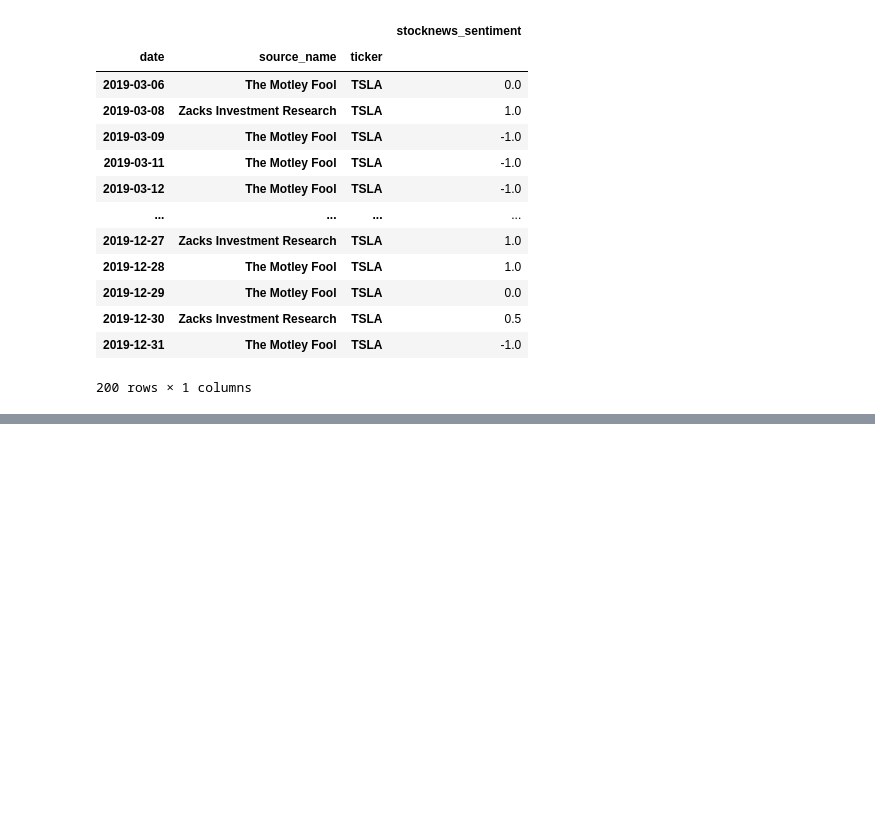
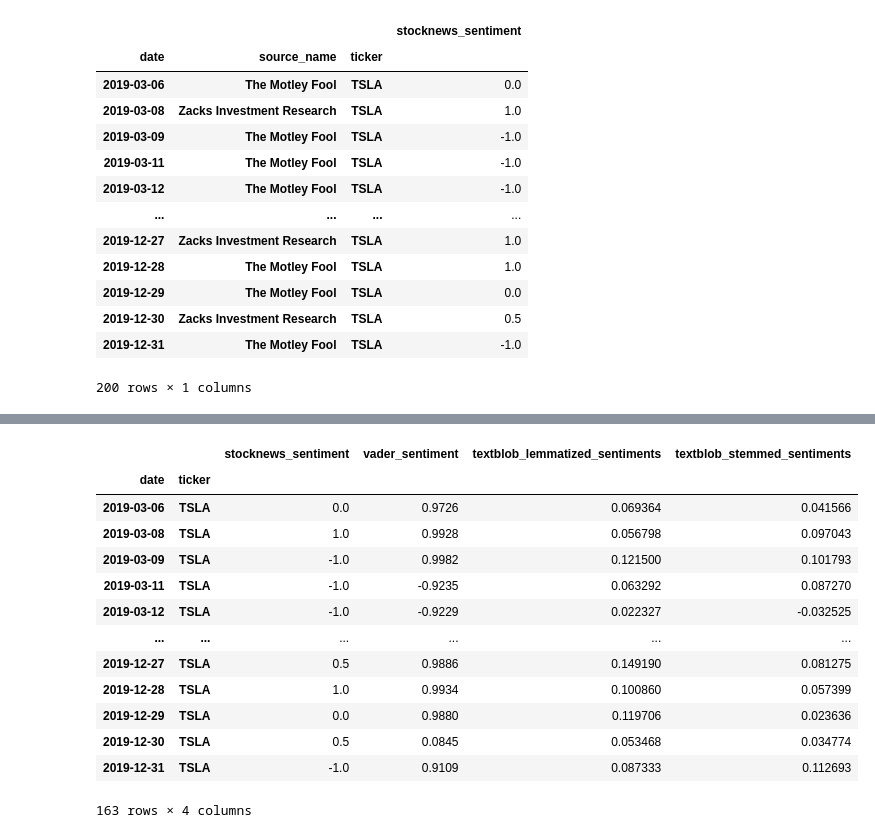
Before and after one commit to singhj32/Project2, a Jupyter notebook: Project2_Custom_df_JS.ipynb, the cells around one changed output, grey strips where cells are left out. Saved outputs shown, nothing was run; the diff lists cells and outputs as text; code cells hidden in the pictures; blank space fills up the shorter version.

```diff
--- a/Project2_Custom_df_JS.ipynb
+++ b/Project2_Custom_df_JS.ipynb
@@ -76,0 +220,2 @@ ml_df.to_csv('./data/ml_df.csv',  header=ml_df.columns)
+# %%
+df_for_regression=df_for_regression.astype({'date': 'datetime64[ns]'})
@@ -76,0 +236,2 @@ ml_df.to_csv('./data/ml_df.csv',  header=ml_df.columns)
+# %%
+df_for_regression.set_index("date", inplace=True)
@@ -76,0 +244,2 @@ ml_df.to_csv('./data/ml_df.csv',  header=ml_df.columns)
+# %%
+df_for_regression=df_for_regression.sort_values("date", ascending=True)
@@ -76,0 +256,19 @@ ml_df.to_csv('./data/ml_df.csv',  header=ml_df.columns)
+# %%
+df_for_regression_grouped_by_date=pd.DataFrame(df_for_regression.groupby(["date","ticker"]).mean())
+# %%
+df_for_regression_grouped_by_date
+# %% [output]
+|  |  | stocknews_sentiment | vader_sentiment | textblob_lemmatized_sentiments | textblob_stemmed_sentiments |
+| date | ticker |  |  |  |  |
+| 2019-03-06 | TSLA | 0.0 | 0.9726 | 0.069364 | 0.041566 |
+| 2019-03-08 | TSLA | 1.0 | 0.9928 | 0.056798 | 0.097043 |
+| 2019-03-09 | TSLA | -1.0 | 0.9982 | 0.121500 | 0.101793 |
+| 2019-03-11 | TSLA | -1.0 | -0.9235 | 0.063292 | 0.087270 |
+| 2019-03-12 | TSLA | -1.0 | -0.9229 | 0.022327 | -0.032525 |
+| ... | ... | ... | ... | ... | ... |
+| 2019-12-27 | TSLA | 0.5 | 0.9886 | 0.149190 | 0.081275 |
+| 2019-12-28 | TSLA | 1.0 | 0.9934 | 0.100860 | 0.057399 |
+| 2019-12-29 | TSLA | 0.0 | 0.9880 | 0.119706 | 0.023636 |
+| 2019-12-30 | TSLA | 0.5 | 0.0845 | 0.053468 | 0.034774 |
+| 2019-12-31 | TSLA | -1.0 | 0.9109 | 0.087333 | 0.112693 |
+163 rows × 4 columns
```
Also changed, not shown: parts of 42 cells of this notebook, 2 other files.
